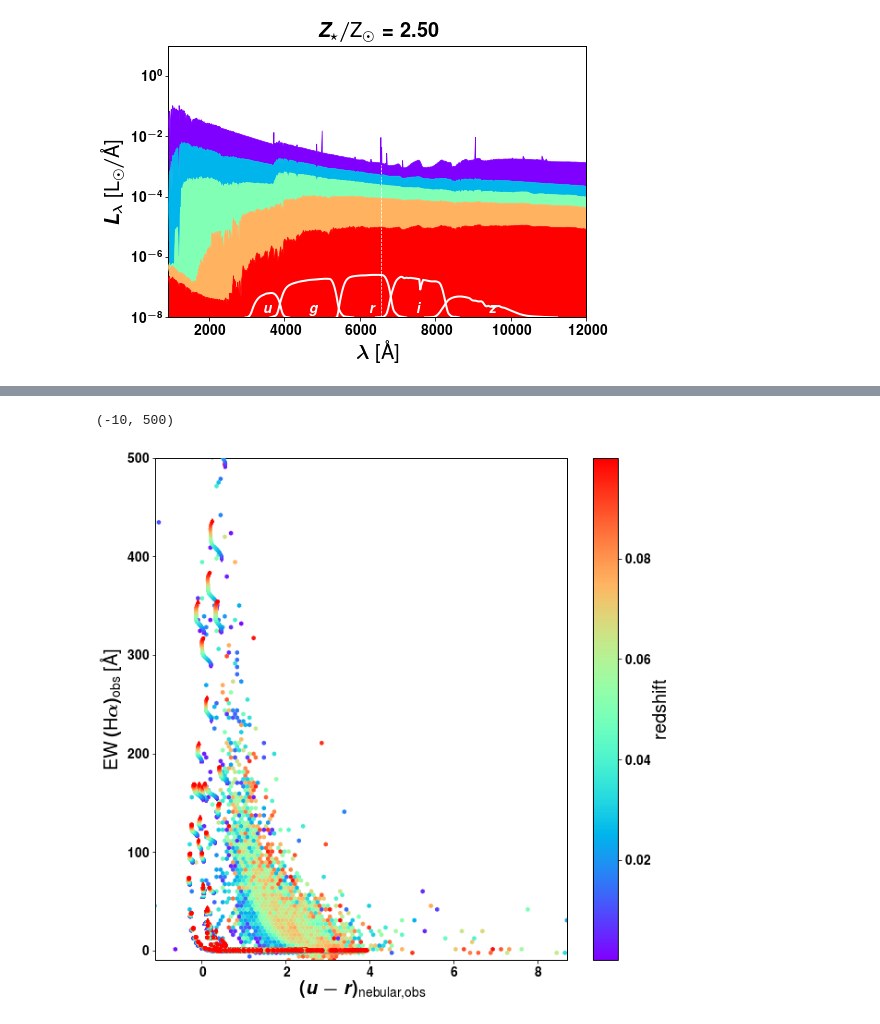
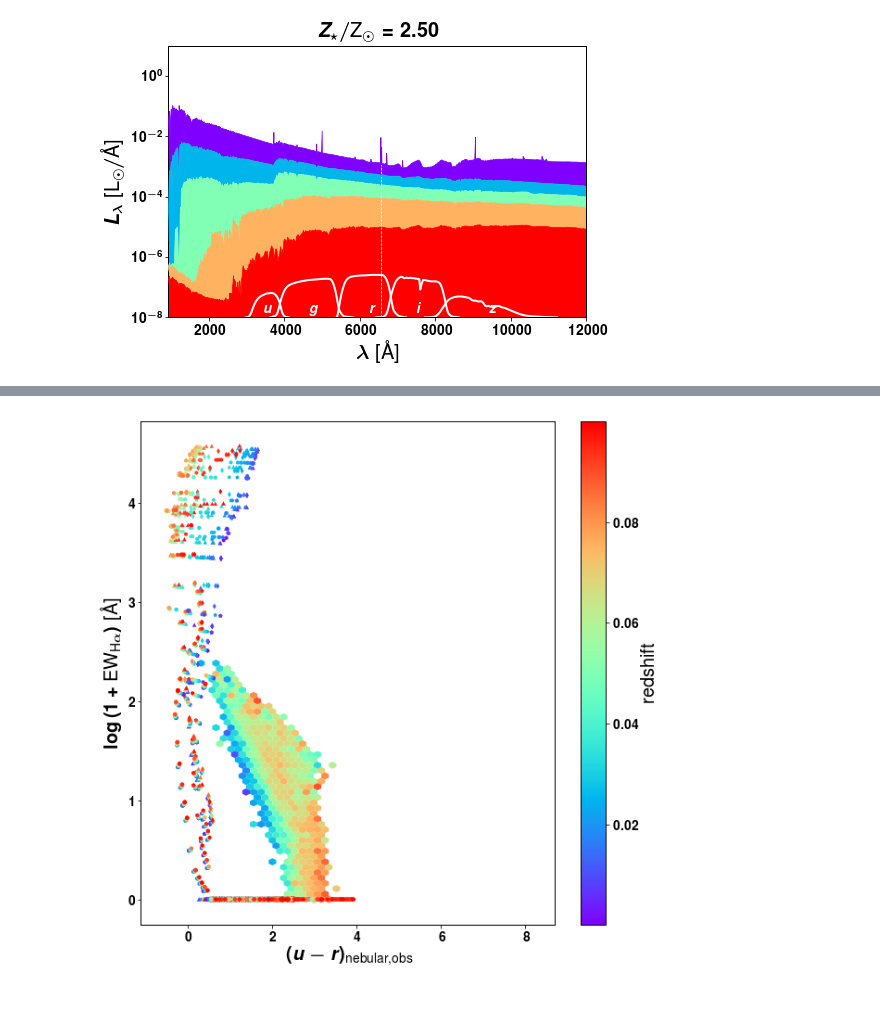
Before and after one commit to ajmejia/photo-ew, a Jupyter notebook: notebooks/proof-of-concept.ipynb, the cells around one changed output, grey strips where cells are left out. Drawn from its saved outputs; the diff is of its cells as text; code cells hidden in the pictures.

```diff
--- a/notebooks/proof-of-concept.ipynb
+++ b/notebooks/proof-of-concept.ipynb
@@ -54,6 +55,7 @@ for file in flist:
     models_tot[f[2].data["Zstars"][0]] = SEDs_tot
 
 ew_sdss = pd.read_csv("{}/data/photo-speclines.csv".format(rdir), index_col="FITS")
+ew_sdss.dropna(axis="index", subset=["H_alpha", "u", "r"], inplace=True)
 # %%
 columns = ["10 Myr","50 Myr","200 Myr","1000 Myr", "13000 Myr"]
 colors = cm.rainbow(linspace(0,1,len(columns)))
@@ -115,24 +117,26 @@ markers = OrderedDict(zip(mets_val,["^","d","p","h","o"]))
 
 # Plot the colour vs the colour-excess (this should show an anti-correlation)
 figure(figsize=(7,5))
-for Z in mets_val: scatter(ur_ste[Z], ur_exc[Z], marker=markers[Z], c=log10(ages.values), lw=0, cmap=cm.rainbow)
+for Z in mets_val: scatter(ur_neb[Z], ur_exc[Z], marker=markers[Z], c=log10(ages.values), lw=0, cmap=cm.rainbow)
 cb = colorbar()
-xlabel(r"$(u-r)_\text{stellar}$")
+xlabel(r"$(u-r)_\text{nebular}$")
 ylabel(r"$(u-r)_\text{stellar}-(u-r)_\text{nebular}$")
 cb.set_label(r"$\log{t_\star/\text{yr}}$")
 
 figure(figsize=(7,5))
-for Z in mets_val: scatter(ur_ste[Z], ew_neb[Z], marker=markers[Z], c=log10(ages.values), lw=0, cmap=cm.rainbow)
+for Z in mets_val: scatter(ur_neb[Z], 1+ew_neb[Z], marker=markers[Z], c=log10(ages.values), lw=0, cmap=cm.rainbow)
 cb = colorbar()
-xlabel(r"$(u-r)_\text{stellar}$")
-ylabel(r"$\text{EW}\,(\text{H}\alpha)$ [\AA]")
+xlabel(r"$(u-r)_\text{nebular}$")
+gca().set_yscale("log")
+ylabel(r"$\log{\left(1+\text{EW}_{\text{H}\alpha}\right)}$ [\AA]")
 cb.set_label(r"$\log{t_\star/\text{yr}}$")
 
 figure(figsize=(7,5))
-for Z in mets_val: scatter(ur_exc[Z], ew_neb[Z], marker=markers[Z], c=log10(ages.values), lw=0, cmap=cm.rainbow)
+for Z in mets_val: scatter(ur_exc[Z], 1+ew_neb[Z], marker=markers[Z], c=log10(ages.values), lw=0, cmap=cm.rainbow)
 cb = colorbar()
 xlabel(r"$(u-r)_\text{stellar}-(u-r)_\text{nebular}$")
-ylabel(r"$\text{EW}\,(\text{H}\alpha)$ [\AA]")
+gca().set_yscale("log")
+ylabel(r"$\log{\left(1+\text{EW}_{\text{H}\alpha}\right)}$ [\AA]")
 cb.set_label(r"$\log{t_\star/\text{yr}}$")
 
 # This will help separate the age-nebular emission relation
@@ -145,7 +149,7 @@ cb.set_label(r"$\log{t_\star/\text{yr}}$")
 
 # simulate redshift sample
 z_in, z_fi = ew_sdss.redshift.min(), ew_sdss.redshift.max()
-redshift = linspace(z_in, z_fi, 10000)
+redshift = linspace(z_in, z_fi, 1000)
 # define probability distribution for redshift assignment according to age(~mass~colour)
 PDF_age = lambda t, z: exp((0.5*z+0.05)*t)
 # simulate SDSS photometry for that sample using:
@@ -176,20 +180,20 @@ for Z in mets_val:
 # %%
 # plot SDSS data
 ur_obs = ew_sdss.u-ew_sdss.r
-mask = ur_obs<2222.22
-hexbin(ur_obs[mask], ew_sdss.H_alpha[mask], ew_sdss.redshift, (100,250), vmin=z_in, vmax=z_fi, linewidths=0, cmap=cm.rainbow, reduce_C_function=median)
+mask = ew_sdss.H_alpha>=0.0
+#mask = ew_sdss.H_alpha.values < 0
+hexbin(ur_obs[mask], log10((ew_sdss.H_alpha[mask])+1), ew_sdss.redshift[mask], (55,30), vmin=z_in, vmax=z_fi, linewidths=0, cmap=cm.rainbow, reduce_C_function=median, mincnt=5)
 
 # plot colour vs colour excess (stellar - nebular) vs redshift
-for Z in mets_val: scatter(ur_neb_z[Z], ew_neb_z[Z], marker=markers[Z], c=redshift, s=20, lw=0, cmap=cm.rainbow, zorder=999)
+for Z in mets_val: scatter(ur_neb_z[Z], log10(1+ew_neb_z[Z]), marker=markers[Z], c=redshift, s=20, lw=0, cmap=cm.rainbow, zorder=999)
 cb = colorbar()
 xlabel(r"$(u-r)_\text{nebular,obs}$")
-ylabel(r"$\text{EW}\,(\text{H}\alpha)_\text{obs}$ [\AA]")
+ylabel(r"$\log{\left(1+\text{EW}_{\text{H}\alpha}\right)}$ [\AA]")
 cb.set_label(r"$\text{redshift}$")
 # cb.set_label(r"$\log{t_\star/\text{yr}}$")
-ylim(-10,500)
+#ylim(-10,500)
 # show surveys sample selection cuts (e.g., r<17.7)
 # %% [output]
-(-10, 500)
-[figure, old version]
+[figure, new version]
 # %%
 figure(figsize=(5,5))
```
Also changed, not shown: parts of 4 cells of this notebook.
